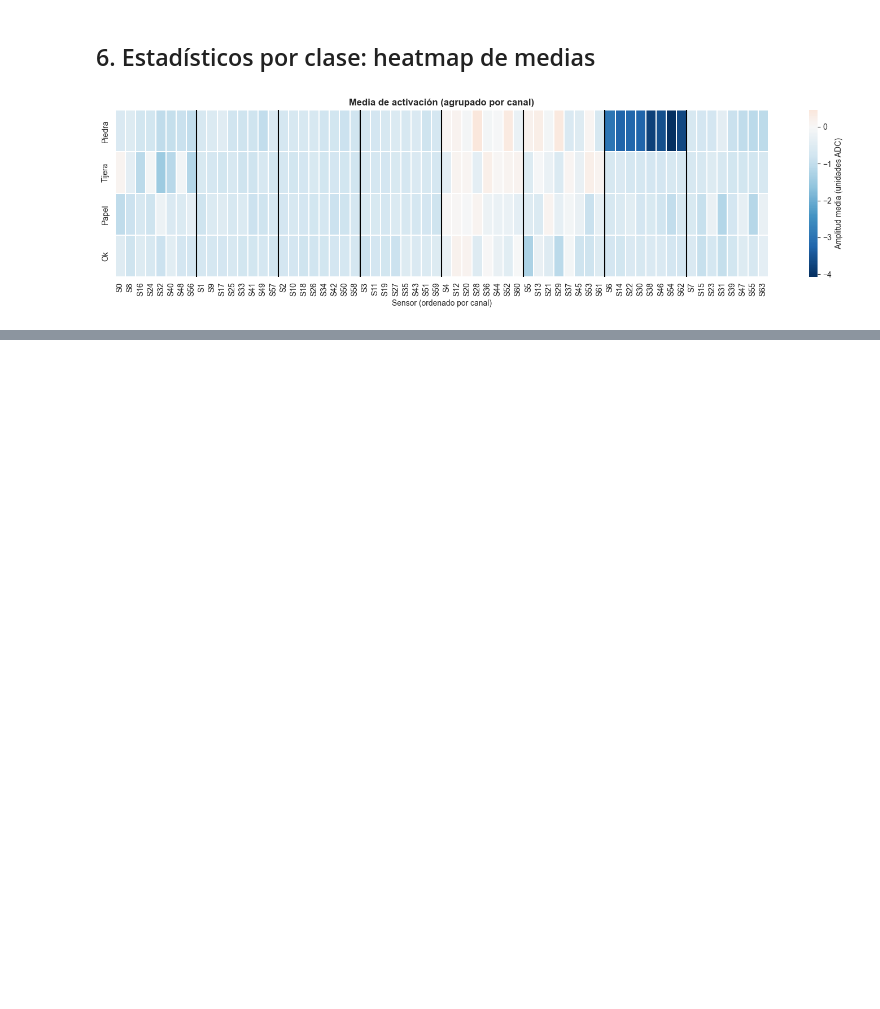
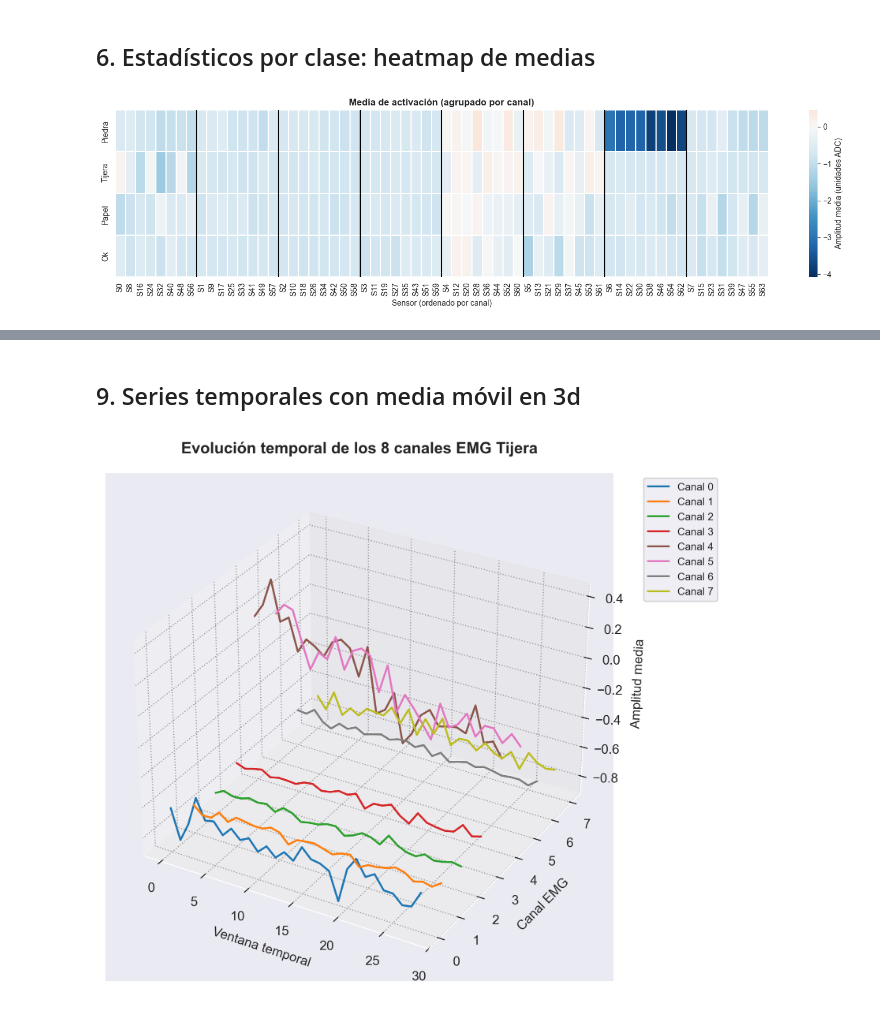
Before and after one commit to jfpm10-ua/Proyecto-AA-EMG_sensors, a Jupyter notebook: eda.ipynb, the cells around one changed output, grey strips where cells are left out. Drawn from its saved outputs; the diff is of its cells as text; code cells hidden in the pictures; blank space fills up the shorter version.

```diff
--- a/eda.ipynb
+++ b/eda.ipynb
@@ -195,0 +301,30 @@ plt.show() if VER_PLOTS else plt.close()
+# %% [markdown]
+## 9. Series temporales con media móvil en 3d
+# %%
+fig, ax = plt.subplots(1, 1, figsize=(14, 6), dpi=300, subplot_kw={'projection': '3d'})
+fig.suptitle('Evolución temporal de los 8 canales EMG Tijera',
+             fontsize=12, fontweight='bold')
+
+window = 100
+df_plot_ts = df_1
+
+for canal in range(8):
+    indices_canal = [canal + 8*t for t in range(8)]
+    data_canal = df_plot_ts.iloc[:, indices_canal].mean(axis=1).values
+    a = np.array([
+        np.mean(data_canal[j:j+window])
+        for j in range(0, len(data_canal) - window + 1, window)
+    ])
+    x_values = np.arange(len(a))
+    ax.plot(x_values, canal, a, color=plt.cm.tab10(canal/8), linewidth=1.5, label=f'Canal {canal}')
+
+ax.set_xlabel('Ventana temporal')
+ax.set_ylabel('Canal EMG')
+ax.set_zlabel('Amplitud media')
+ax.legend(loc='upper left', fontsize=8, bbox_to_anchor=(1.05, 1))
+
+plt.tight_layout()
+plt.savefig('plots/08_series_temporales_3d.png', dpi=300, bbox_inches='tight')
+plt.show()
+# %% [output]
+[figure, added]
```
Also changed, not shown: parts of 10 cells of this notebook, 8 other files.
